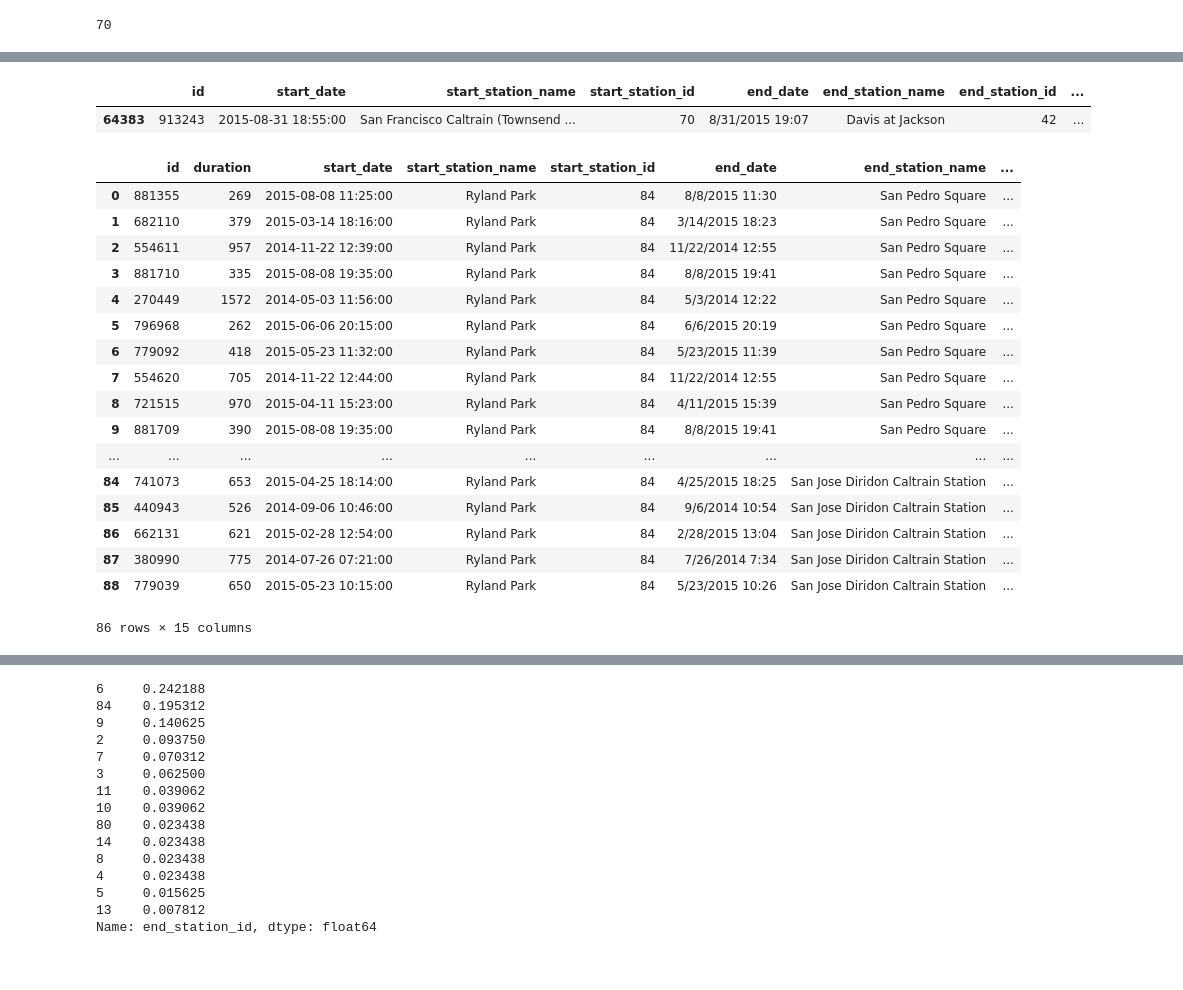
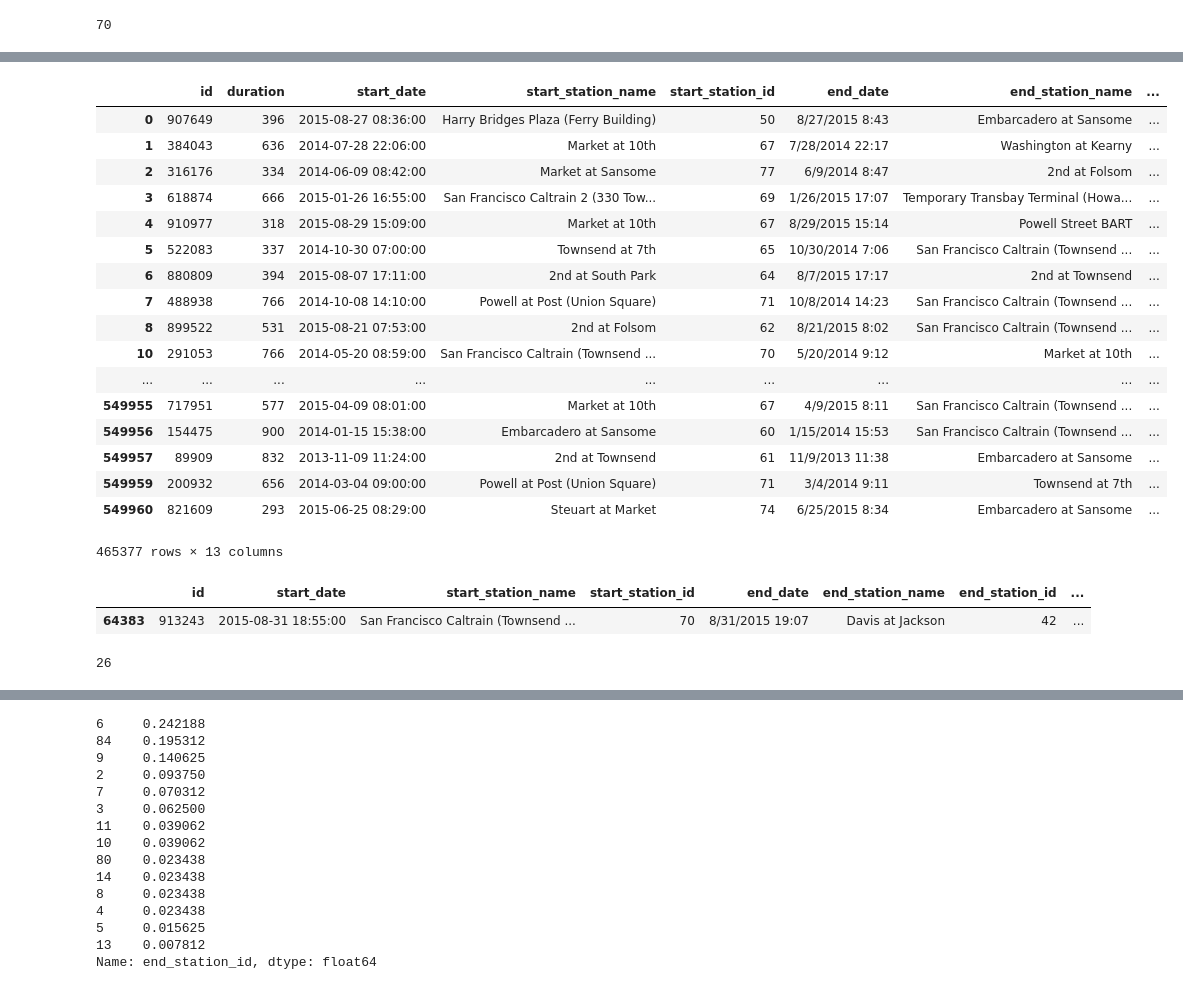
Before and after one commit to santiagoaso/2017datos, a Jupyter notebook: Marching Lainin Fonti.ipynb, the cells around one changed output, grey strips where cells are left out. Saved outputs shown, nothing was run; the diff lists cells and outputs as text; code cells hidden in the pictures.

```diff
--- a/Marching Lainin Fonti.ipynb
+++ b/Marching Lainin Fonti.ipynb
@@ -114,3 +288,26 @@ trip.count().id
+# %%
+tripEntrada = trip
+tripEntrada = tripEntrada[tripEntrada.subscription_type == 'Subscriber']
+tripEntrada
+# %% [output]
+|  | id | duration | start_date | start_station_name | start_station_id | end_date | end_station_name | ... |
+| 0 | 907649 | 396 | 2015-08-27 08:36:00 | Harry Bridges Plaza (Ferry Building) | 50 | 8/27/2015 8:43 | Embarcadero at Sansome | ... |
+| 1 | 384043 | 636 | 2014-07-28 22:06:00 | Market at 10th | 67 | 7/28/2014 22:17 | Washington at Kearny | ... |
+| 2 | 316176 | 334 | 2014-06-09 08:42:00 | Market at Sansome | 77 | 6/9/2014 8:47 | 2nd at Folsom | ... |
+| 3 | 618874 | 666 | 2015-01-26 16:55:00 | San Francisco Caltrain 2 (330 Tow... | 69 | 1/26/2015 17:07 | Temporary Transbay Terminal (Howa... | ... |
+| 4 | 910977 | 318 | 2015-08-29 15:09:00 | Market at 10th | 67 | 8/29/2015 15:14 | Powell Street BART | ... |
+| 5 | 522083 | 337 | 2014-10-30 07:00:00 | Townsend at 7th | 65 | 10/30/2014 7:06 | San Francisco Caltrain (Townsend ... | ... |
+| 6 | 880809 | 394 | 2015-08-07 17:11:00 | 2nd at South Park | 64 | 8/7/2015 17:17 | 2nd at Townsend | ... |
+| 7 | 488938 | 766 | 2014-10-08 14:10:00 | Powell at Post (Union Square) | 71 | 10/8/2014 14:23 | San Francisco Caltrain (Townsend ... | ... |
+| 8 | 899522 | 531 | 2015-08-21 07:53:00 | 2nd at Folsom | 62 | 8/21/2015 8:02 | San Francisco Caltrain (Townsend ... | ... |
+| 10 | 291053 | 766 | 2014-05-20 08:59:00 | San Francisco Caltrain (Townsend ... | 70 | 5/20/2014 9:12 | Market at 10th | ... |
+| ... | ... | ... | ... | ... | ... | ... | ... | ... |
+| 549955 | 717951 | 577 | 2015-04-09 08:01:00 | Market at 10th | 67 | 4/9/2015 8:11 | San Francisco Caltrain (Townsend ... | ... |
+| 549956 | 154475 | 900 | 2014-01-15 15:38:00 | Embarcadero at Sansome | 60 | 1/15/2014 15:53 | San Francisco Caltrain (Townsend ... | ... |
+| 549957 | 89909 | 832 | 2013-11-09 11:24:00 | 2nd at Townsend | 61 | 11/9/2013 11:38 | Embarcadero at Sansome | ... |
+| 549959 | 200932 | 656 | 2014-03-04 09:00:00 | Powell at Post (Union Square) | 71 | 3/4/2014 9:11 | Townsend at 7th | ... |
+| 549960 | 821609 | 293 | 2015-06-25 08:29:00 | Steuart at Market | 74 | 6/25/2015 8:34 | Embarcadero at Sansome | ... |
+465377 rows × 13 columns
 # %%
 salida[salida.id == 913243]
 # %% [output]
@@ -120,35 +317,26 @@ salida[salida.id == 913243]
 salidaFinal.to_csv("salida.csv", index=False, encoding='utf-8')
 # %%
 tripsJJ = tripAuxX[trip.date == str(7)]
+D = 30000000000000
+T=0
+for P in range (20,30):
+    K = tripAuxX.count().id
+    Aux = tripAuxX.end_station_id.value_counts().to_frame(name='cantidades')
+    Aux['end_station_id'] = Aux.index
+    tripsJJ = pd.merge(tripAuxX, Aux, on='end_station_id', how='inner')
+    tripsJJ = tripsJJ[tripsJJ.cantidades >=  K/P]
+    S = tripsJJ['duration'].sum()/tripsJJ.count().id
+    Aux = tripAuxX
+    Aux['salida']= S
+    Aux['diferencia']=(Aux['salida']-Aux['duration'])**2
+    Aux.diferencia.sum()
+    if (D> Aux.diferencia.sum()):
+        D=Aux.diferencia.sum()
+        T=S
 
-K = tripAuxX.count().id
-Aux = tripAuxX.end_station_id.value_counts().to_frame(name='cantidades')
-Aux['end_station_id'] = Aux.index
-
-tripsJJ = pd.merge(tripAuxX, Aux, on='end_station_id', how='inner')
-
-
-tripsJJ = tripsJJ[tripsJJ.cantidades >=  K/12]
-tripsJJ
+T
 # %% [output]
-|  | id | duration | start_date | start_station_name | start_station_id | end_date | end_station_name | ... |
-| 0 | 881355 | 269 | 2015-08-08 11:25:00 | Ryland Park | 84 | 8/8/2015 11:30 | San Pedro Square | ... |
-| 1 | 682110 | 379 | 2015-03-14 18:16:00 | Ryland Park | 84 | 3/14/2015 18:23 | San Pedro Square | ... |
-| 2 | 554611 | 957 | 2014-11-22 12:39:00 | Ryland Park | 84 | 11/22/2014 12:55 | San Pedro Square | ... |
-| 3 | 881710 | 335 | 2015-08-08 19:35:00 | Ryland Park | 84 | 8/8/2015 19:41 | San Pedro Square | ... |
-| 4 | 270449 | 1572 | 2014-05-03 11:56:00 | Ryland Park | 84 | 5/3/2014 12:22 | San Pedro Square | ... |
-| 5 | 796968 | 262 | 2015-06-06 20:15:00 | Ryland Park | 84 | 6/6/2015 20:19 | San Pedro Square | ... |
-| 6 | 779092 | 418 | 2015-05-23 11:32:00 | Ryland Park | 84 | 5/23/2015 11:39 | San Pedro Square | ... |
-| 7 | 554620 | 705 | 2014-11-22 12:44:00 | Ryland Park | 84 | 11/22/2014 12:55 | San Pedro Square | ... |
-| 8 | 721515 | 970 | 2015-04-11 15:23:00 | Ryland Park | 84 | 4/11/2015 15:39 | San Pedro Square | ... |
-| 9 | 881709 | 390 | 2015-08-08 19:35:00 | Ryland Park | 84 | 8/8/2015 19:41 | San Pedro Square | ... |
-| ... | ... | ... | ... | ... | ... | ... | ... | ... |
-| 84 | 741073 | 653 | 2015-04-25 18:14:00 | Ryland Park | 84 | 4/25/2015 18:25 | San Jose Diridon Caltrain Station | ... |
-| 85 | 440943 | 526 | 2014-09-06 10:46:00 | Ryland Park | 84 | 9/6/2014 10:54 | San Jose Diridon Caltrain Station | ... |
-| 86 | 662131 | 621 | 2015-02-28 12:54:00 | Ryland Park | 84 | 2/28/2015 13:04 | San Jose Diridon Caltrain Station | ... |
-| 87 | 380990 | 775 | 2014-07-26 07:21:00 | Ryland Park | 84 | 7/26/2014 7:34 | San Jose Diridon Caltrain Station | ... |
-| 88 | 779039 | 650 | 2015-05-23 10:15:00 | Ryland Park | 84 | 5/23/2015 10:26 | San Jose Diridon Caltrain Station | ... |
-86 rows × 15 columns
+26
 # %%
 Aux = tripAuxX.end_station_id.value_counts().to_frame(name='cantidad')
 K = tripAuxX.count().id
```
Also changed, not shown: parts of 37 cells of this notebook, 1 other file.
